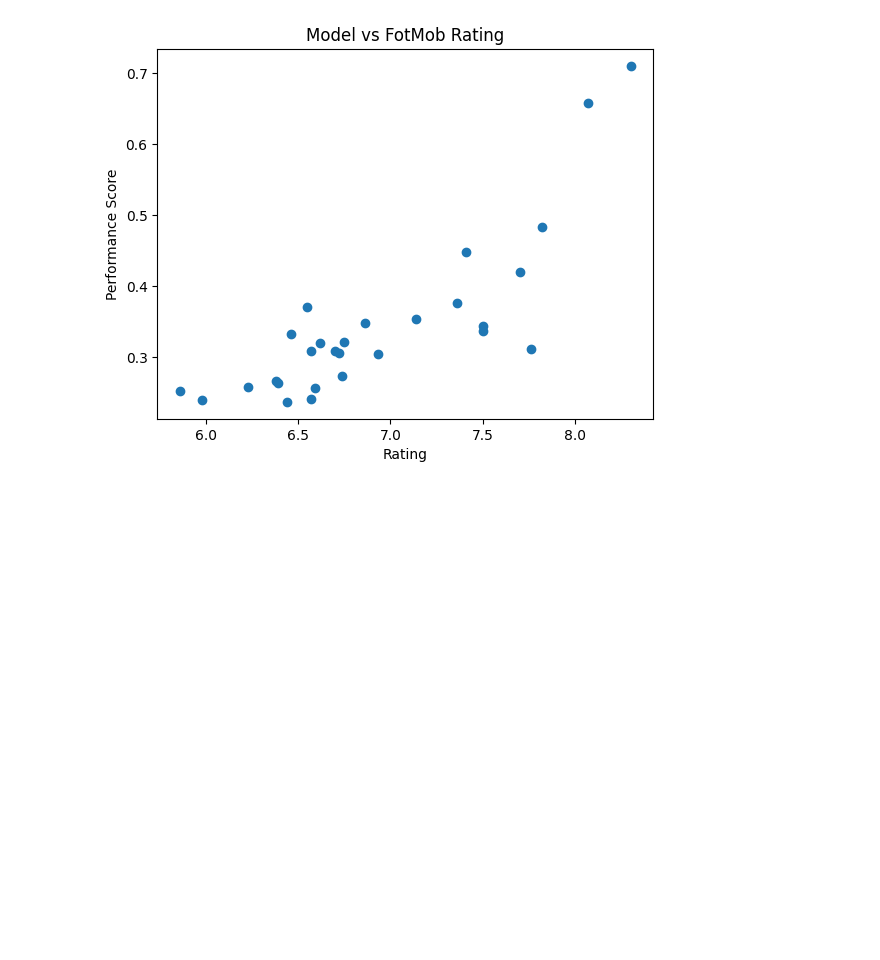
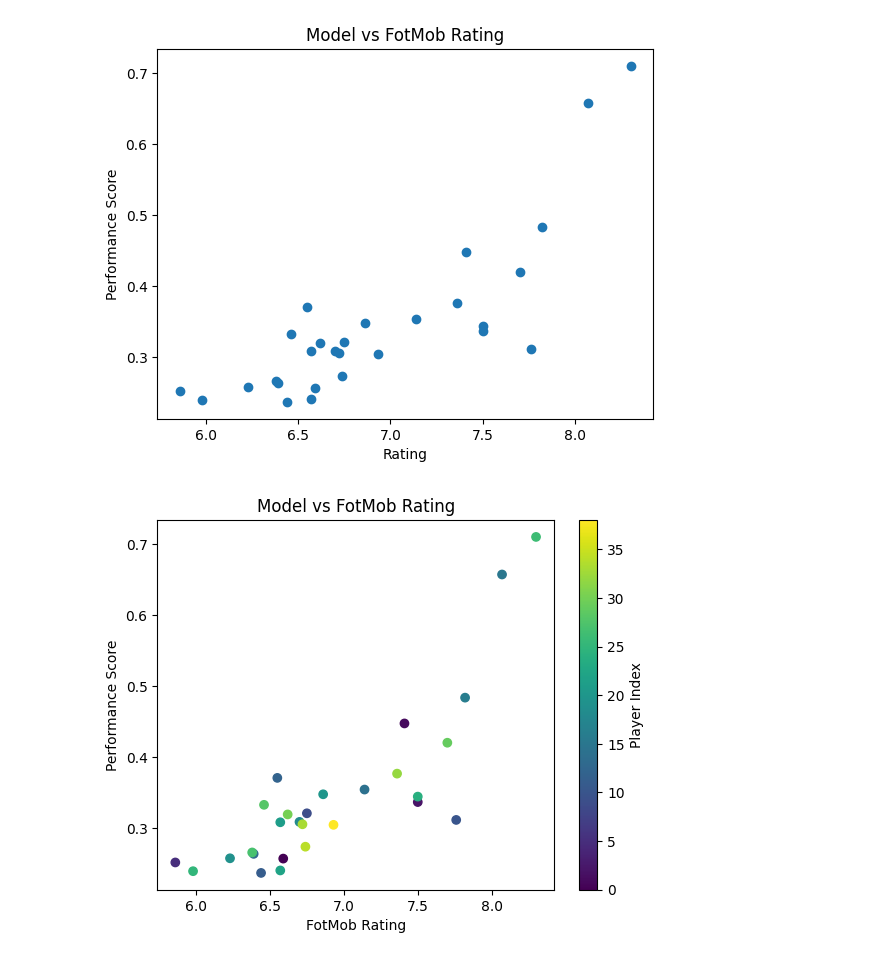
Before and after one commit to bolaxel/random-games, a Jupyter notebook: analysis.ipynb, the cells around one changed output. Saved outputs shown, nothing was run; the diff lists cells and outputs as text; code cells hidden in the pictures; blank space fills up the shorter version.

```diff
--- a/analysis.ipynb
+++ b/analysis.ipynb
@@ -765,3 +745,19 @@ plt.title("Model vs FotMob Rating")
 plt.show()
 # %% [output]
 [figure]
+# %%
+plt.figure()
+scatter = plt.scatter(
+    final_df['FotMob_rating'],
+    final_df['performance_score'],
+    c=range(len(final_df)),  # color by index
+    cmap='viridis'
+)
+
+plt.xlabel("FotMob Rating")
+plt.ylabel("Performance Score")
+plt.title("Model vs FotMob Rating")
+plt.colorbar(scatter, label='Player Index')
+plt.show()
+# %% [output]
+[figure, added]
```
Also changed, not shown: parts of 2 cells of this notebook, 7 other files.
